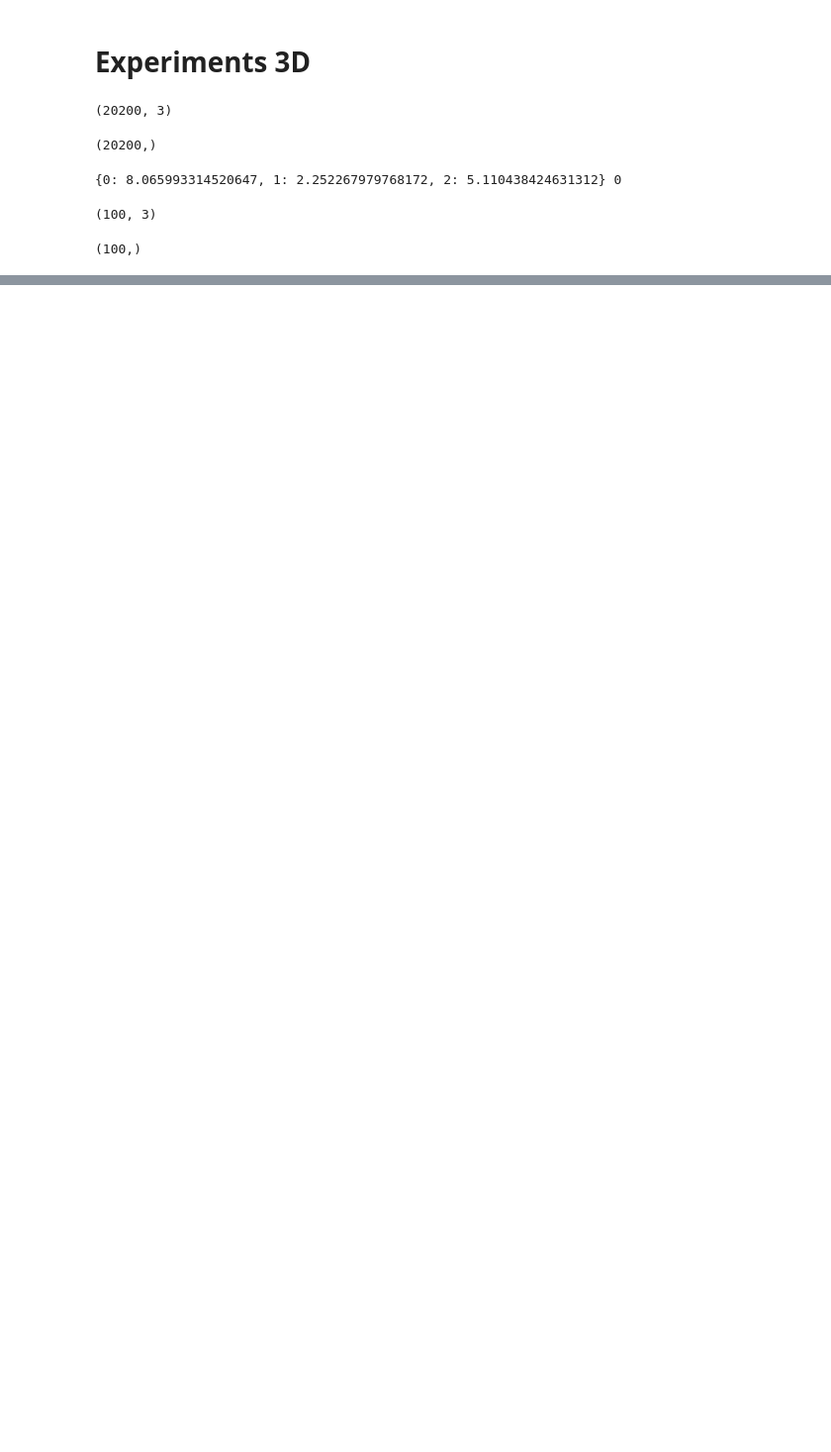
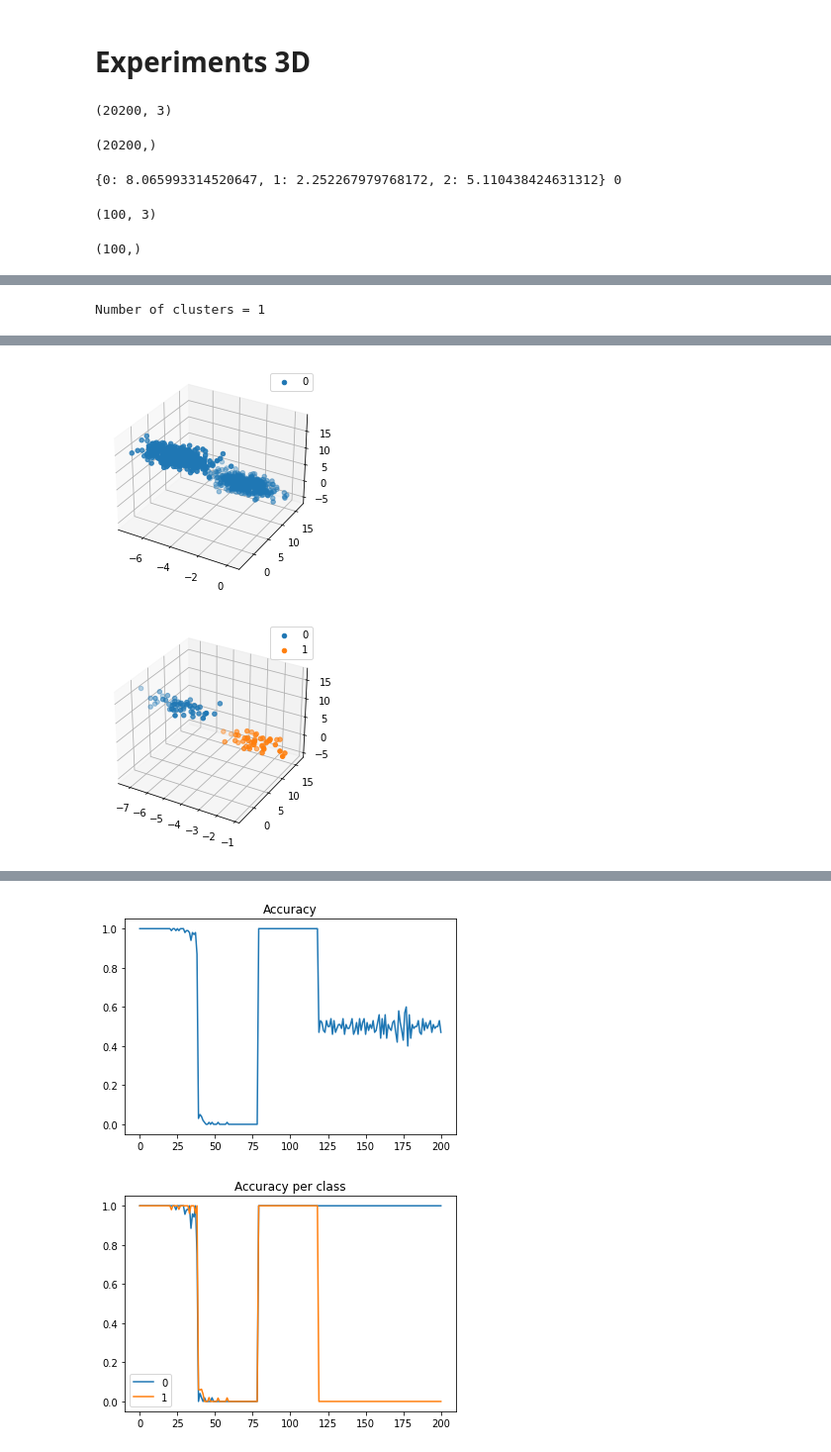
Before and after one commit to JuliaMaria/AIMasterThesis, a Jupyter notebook: Baseline.ipynb, the cells around one changed output, grey strips where cells are left out. Shown at 99% size. Drawn from its saved outputs; the diff is of its cells as text; code cells hidden in the pictures; blank space fills up the shorter version.

```diff
--- a/Baseline.ipynb
+++ b/Baseline.ipynb
@@ -185,5 +203,44 @@ def plot_incoming_data(data, labels):
     plt.legend()
     plt.show()
+# %%
+def train_fast_compose(streaming_data, streaming_labels, training_set_size=1000):
+    # Assume first batch (streaming_data[0], streaming_labels[0]) to be labelled to initialize algorithm
+    accuracies = []
+    accuracies_per_class = {label: [] for label in np.unique(streaming_labels)}
+    start = time.time()
+
+    fc = FastCOMPOSE(streaming_data[0], streaming_labels[0], training_set_size)
+
+    for batch_idx, (data, labels) in tqdm(enumerate(zip(streaming_data[1:], streaming_labels[1:]), 1)):
+        accuracy, accuracy_per_class = fc(data, labels)
+        accuracies.append(accuracy)
+        for label, accuracy in accuracy_per_class.items():
+            accuracies_per_class[label].append(accuracy)
+        # If class not present in current batch set accuracy for that class to None
+        for label in accuracies_per_class.keys():
+            if label not in accuracy_per_class.keys():
+                accuracies_per_class[label].append(None)
+
+    #     print(batch_idx, accuracy)
+
+        if batch_idx % 50 == 0:
+            fc.plot_clusters()
+            plot_incoming_data(data, labels)
+
+    end = time.time()
+    print(f"Time elapsed: {end - start}")
+
+    plt.plot(accuracies)
+    plt.title("Accuracy")
+    plt.show()
+
+    for label, accuracy in accuracies_per_class.items():
+        plt.plot(accuracy, label=f"{label}")
+    plt.title("Accuracy per class")
+    plt.legend()
+    plt.show()
+
+    return fc
 # %% [markdown]
 # Experiments 2D
 # %%
@@ -311,0 +327,3 @@ Number of clusters = 1
+# %%
+fc = train_fast_compose(streaming_data_3d, streaming_labels_3d, training_set_size=1000)
+# %% [output]
@@ -311,0 +337 @@ Number of clusters = 1
+Number of clusters = 1
@@ -311,0 +340,2 @@ Number of clusters = 1
+[figure, added]
+[figure, added]
@@ -311,0 +343,2 @@ Number of clusters = 1
+[figure, added]
+[figure, added]
```
Also changed, not shown: parts of 13 cells of this notebook.
